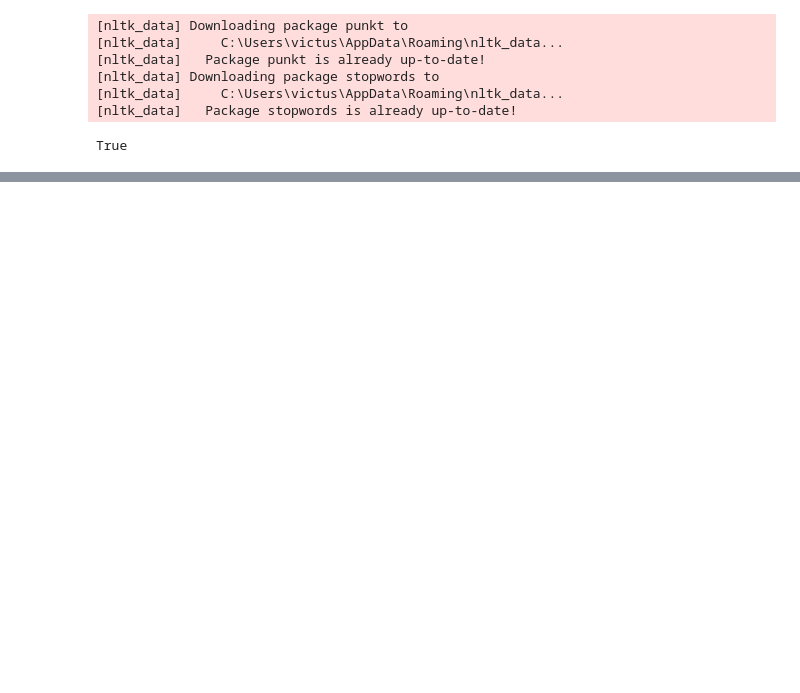
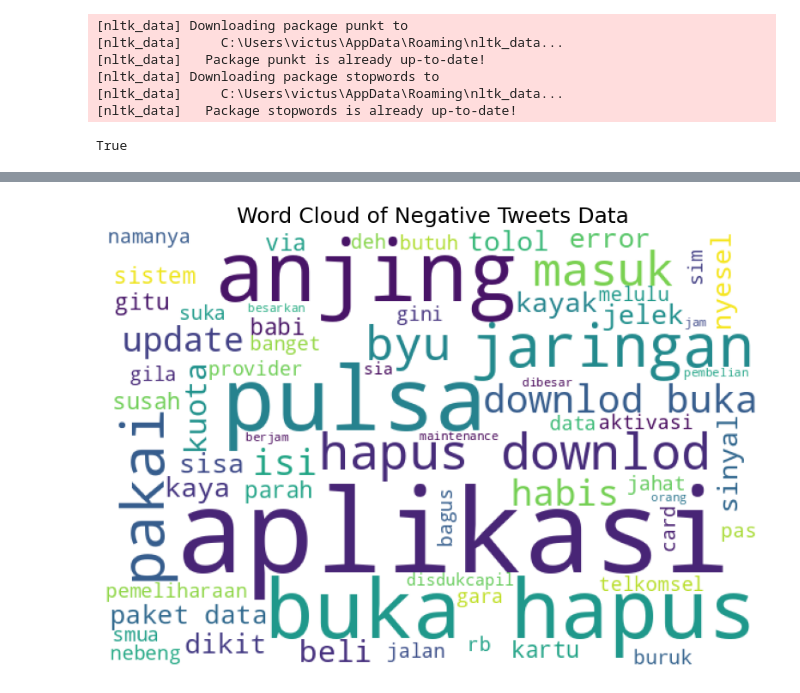
Before and after one commit to marvelewel/AnalisisSentimen, a Jupyter notebook: AnalisisSentimen.ipynb, the cells around one changed output, grey strips where cells are left out. Cells and saved outputs as stored; diff of their text form; code cells hidden in the pictures; blank space fills up the shorter version.

```diff
--- a/AnalisisSentimen.ipynb
+++ b/AnalisisSentimen.ipynb
@@ -103,0 +503,36 @@ app_reviews_df.head()
+# %%
+# Membuat string kosong 'list_words' yang akan digunakan untuk mengumpulkan semua kata dari teks yang sudah dibersihkan dalam tweet negatif.
+list_words = ''
+
+# Iterasi melalui setiap tweet dalam kolom 'text_stopword' dari DataFrame 'negative_tweets'.
+for tweet in negative_tweets['text_stopword']:
+    # Iterasi melalui setiap kata dalam tweet.
+    for word in tweet:
+        # Menambahkan kata ke dalam 'list_words'.
+        list_words += ' ' + (word)
+
+# Membuat objek WordCloud dengan parameter tertentu.
+wordcloud = WordCloud(width=600, height=400, background_color='white', min_font_size=10).generate(list_words)
+
+# Membuat gambar dan sumbu untuk menampilkan word cloud.
+fig, ax = plt.subplots(figsize=(8, 6))
+
+# Menetapkan judul untuk word cloud.
+ax.set_title('Word Cloud of Negative Tweets Data', fontsize=18)
+
+# Menonaktifkan grid pada sumbu.
+ax.grid(False)
+
+# Menampilkan word cloud dalam gambar.
+ax.imshow((wordcloud))
+
+# Mengatur layout gambar.
+fig.tight_layout(pad=0)
+
+# Menyembunyikan sumbu.
+ax.axis('off')
+
+# Menampilkan word cloud.
+plt.show()
+# %% [output]
+[figure, added]
```
Also changed, not shown: parts of 40 cells of this notebook, 1 other file.
